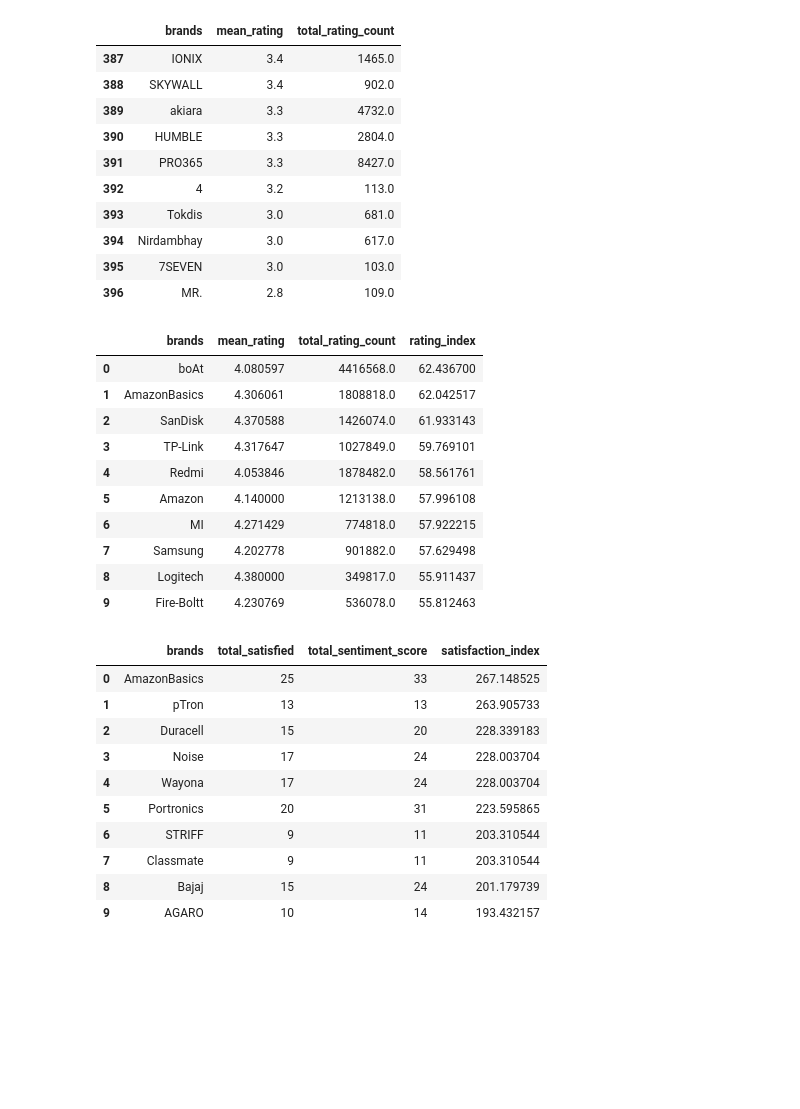
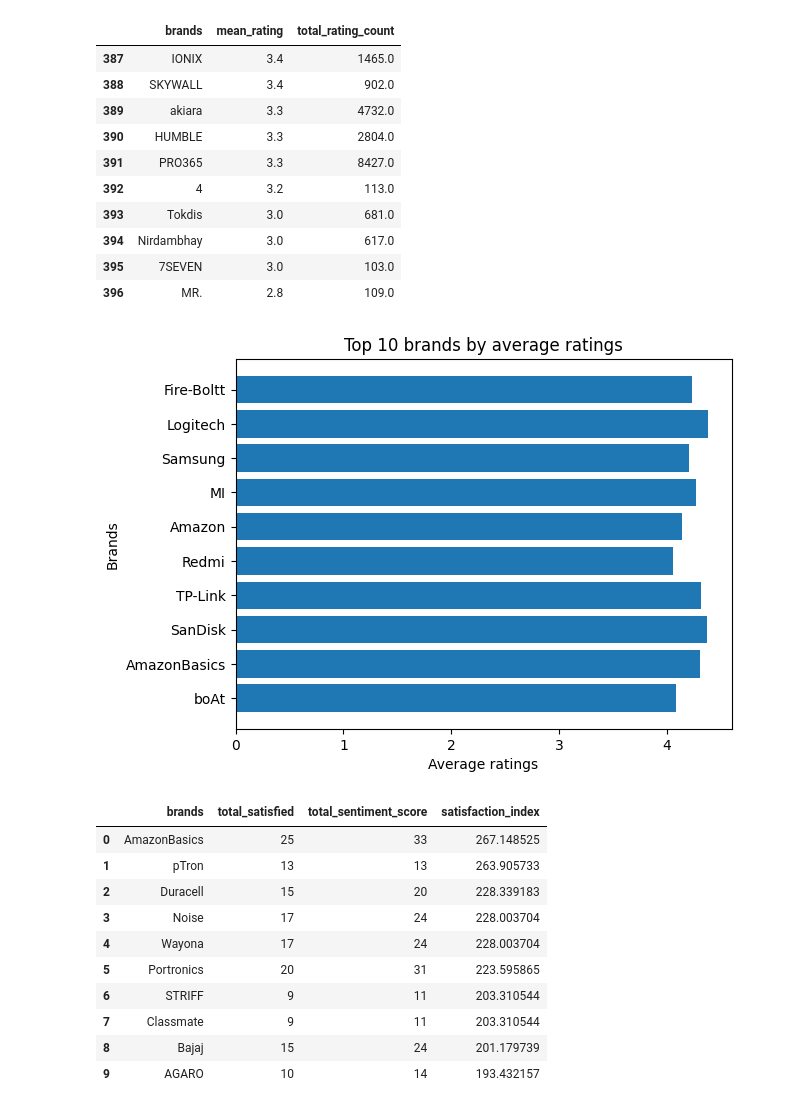
Before and after one commit to CKohwo/Ecommerce-strategy-blueprint, a Jupyter notebook: notebooks/03_exploratory_ data_analysis.ipynb, the cells around one changed output. Cells and saved outputs as stored; diff of their text form; code cells hidden in the pictures; blank space fills up the shorter version.

```diff
--- a/notebooks/03_exploratory_ data_analysis.ipynb
+++ b/notebooks/03_exploratory_ data_analysis.ipynb
@@ -193,21 +189,17 @@ brands = df_3.groupby("brands").agg(
 # but smaller ones with very few ratings can’t shoot up unfairly.
 brands["rating_index"] = (brands["mean_rating"] * np.log1p(brands["total_rating_count"]))
 
-brand_rating_index = brands.sort_values("rating_index", ascending=False).reset_index(drop=True)
-
-brand_rating_index.head(10)
+brand_rating_index = brands.sort_values("rating_index", ascending=False).reset_index(drop=True).head(10)
-# %% [output]
-|  | brands | mean_rating | total_rating_count | rating_index |
-| 0 | boAt | 4.080597 | 4416568.0 | 62.436700 |
-| 1 | AmazonBasics | 4.306061 | 1808818.0 | 62.042517 |
-| 2 | SanDisk | 4.370588 | 1426074.0 | 61.933143 |
-| 3 | TP-Link | 4.317647 | 1027849.0 | 59.769101 |
-| 4 | Redmi | 4.053846 | 1878482.0 | 58.561761 |
-| 5 | Amazon | 4.140000 | 1213138.0 | 57.996108 |
-| 6 | MI | 4.271429 | 774818.0 | 57.922215 |
-| 7 | Samsung | 4.202778 | 901882.0 | 57.629498 |
-| 8 | Logitech | 4.380000 | 349817.0 | 55.911437 |
-| 9 | Fire-Boltt | 4.230769 | 536078.0 | 55.812463 |
+# %%
+plt.barh(brand_rating_index["brands"], brand_rating_index["mean_rating"])
+plt.xlabel("Average ratings")
+plt.ylabel("Brands")
+plt.title("Top 10 brands by average ratings")
+
+
+plt.show()
+# %% [output]
+[figure, added]
 # %%
 # Mapping sentiments to numerical representations
 mapping = {"satisfied": 1.0, "Mixed": 0, "dissatisfied": -1.0}
```
Also changed, not shown: parts of 5 cells of this notebook.
